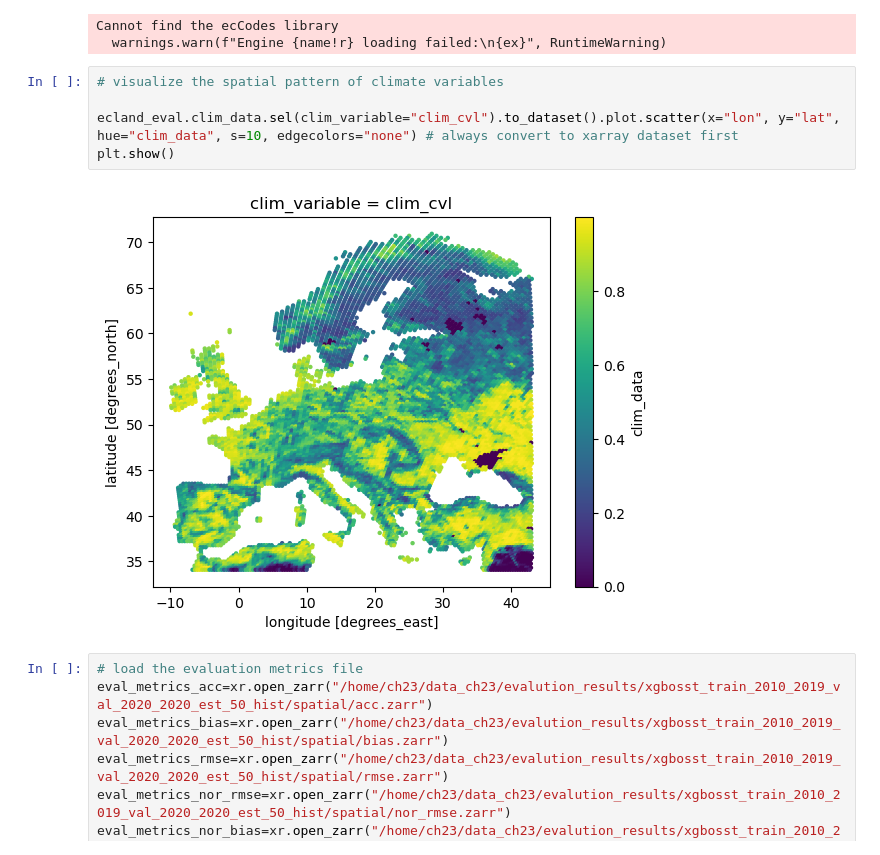
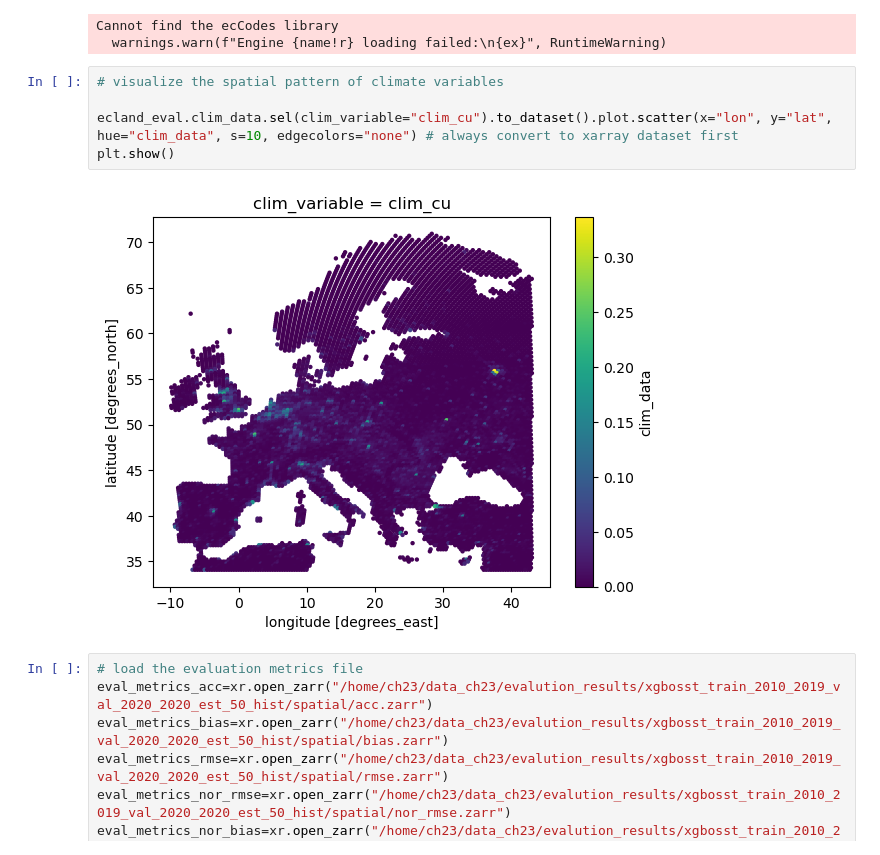
Before and after one commit to ECMWFCode4Earth/ML-BEES, a Jupyter notebook: ML-BEES-eval/spatial_condition.ipynb, the cells around one changed output. Cells and saved outputs as stored; diff of their text form.

```diff
--- a/ML-BEES-eval/spatial_condition.ipynb
+++ b/ML-BEES-eval/spatial_condition.ipynb
@@ -29,10 +29,10 @@ Cannot find the ecCodes library
 # %%
 # visualize the spatial pattern of climate variables
 
-ecland_eval.clim_data.sel(clim_variable="clim_cvl").to_dataset().plot.scatter(x="lon", y="lat", hue="clim_data", s=10, edgecolors="none") # always convert to xarray dataset first
+ecland_eval.clim_data.sel(clim_variable="clim_cu").to_dataset().plot.scatter(x="lon", y="lat", hue="clim_data", s=10, edgecolors="none") # always convert to xarray dataset first
 plt.show()
 # %% [output]
-[figure, old version]
+[figure, new version]
 # %%
 # load the evaluation metrics file
 eval_metrics_acc=xr.open_zarr("/home/ch23/data_ch23/evalution_results/xgbosst_train_2010_2019_val_2020_2020_est_50_hist/spatial/acc.zarr")
```
Also changed, not shown: parts of 16 cells of this notebook.
